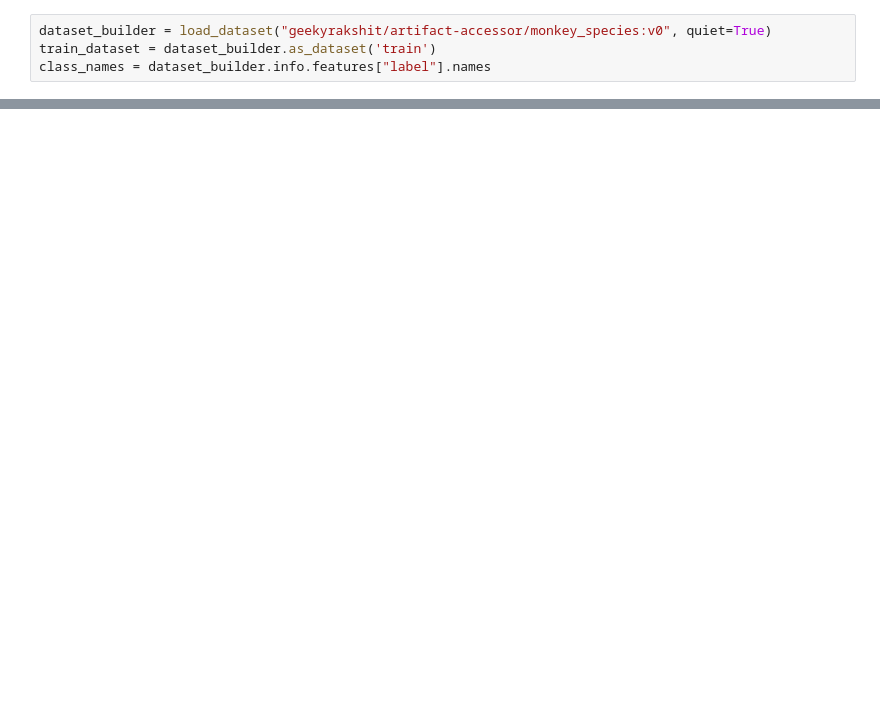
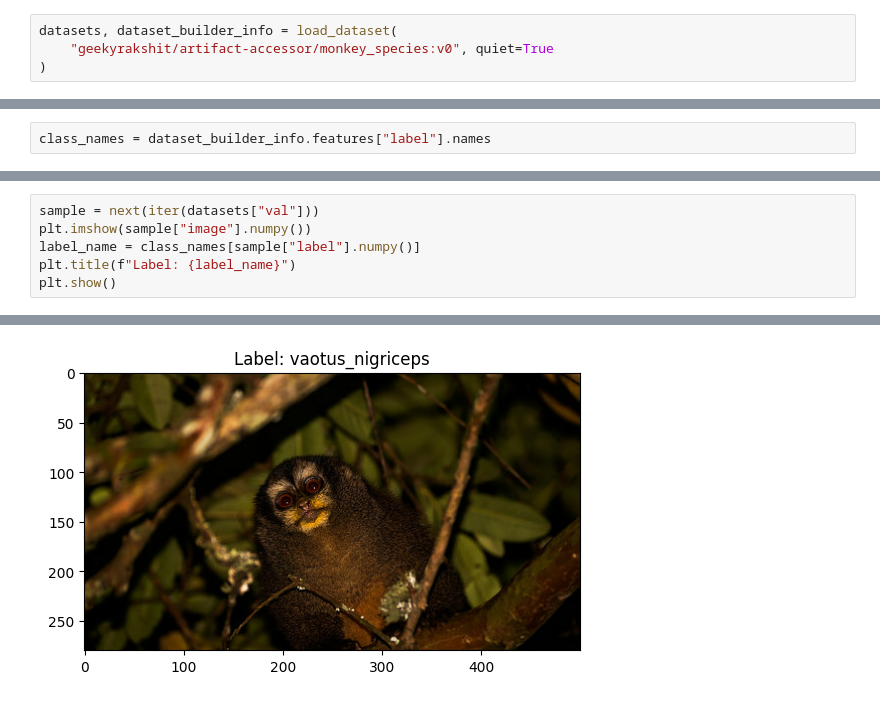
Before and after one commit to soumik12345/wandb-addons, a Jupyter notebook: docs/dataset/examples/load_monkey_dataset.ipynb, the cells around one changed output, grey strips where cells are left out. Drawn from its saved outputs; the diff is of its cells as text; blank space fills up the shorter version.

Commit message:
update: load_dataset example notebook

```diff
--- a/docs/accessor/examples/load_monkey_dataset.ipynb
+++ b/docs/dataset/examples/load_monkey_dataset.ipynb
@@ -10,7 +10,7 @@ To enable the following instructions: AVX2 AVX512F FMA, in other operations, reb
 # %%
-dataset_builder = load_dataset("geekyrakshit/artifact-accessor/monkey_species:v0", quiet=True)
-train_dataset = dataset_builder.as_dataset('train')
-class_names = dataset_builder.info.features["label"].names
+datasets, dataset_builder_info = load_dataset(
+    "geekyrakshit/artifact-accessor/monkey_species:v0", quiet=True
+)
 # %% [output]
 wandb: Downloading large artifact monkey_species:v0, 553.71MB. 1380 files...
 wandb:   1380 of 1380 files downloaded.
@@ -26 +30,3 @@ wandb: Registered dataset monkey_species!
+# %%
+class_names = dataset_builder_info.features["label"].names
 # %%
@@ -37 +43,8 @@ plt.show()
 [figure]
+# %%
+sample = next(iter(datasets["val"]))
+plt.imshow(sample["image"].numpy())
+label_name = class_names[sample["label"].numpy()]
+plt.title(f"Label: {label_name}")
+plt.show()
+# %% [output]
@@ -37,0 +55 @@ plt.show()
+[figure, added]
```
Also changed, not shown: parts of 4 cells of this notebook.
